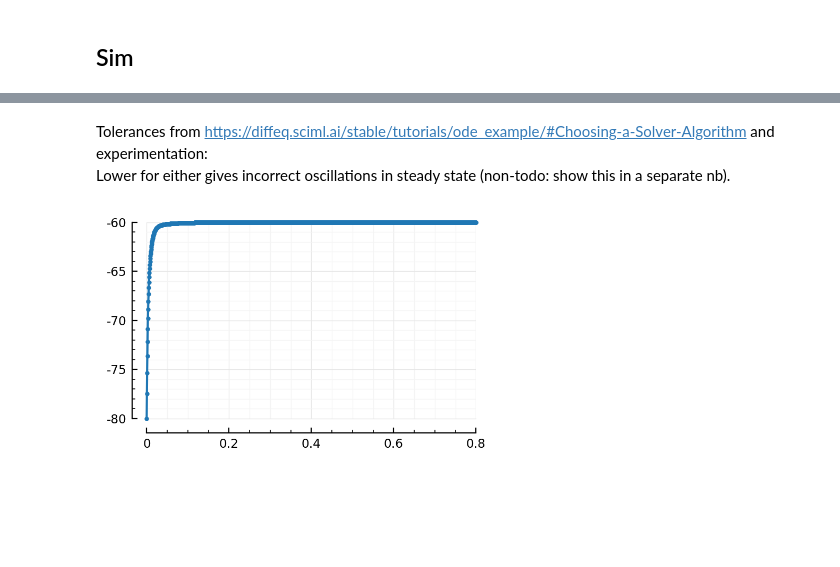
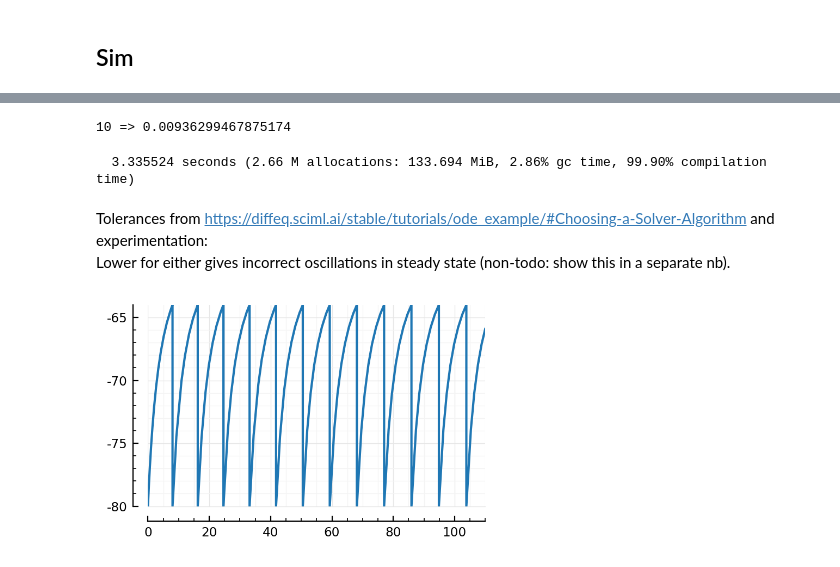
Before and after one commit to tfiers/phd, a Jupyter notebook: nb/2022-02-07__big_N_to_1.ipynb, the cells around one changed output, grey strips where cells are left out. Saved outputs shown, nothing was run; the diff lists cells and outputs as text; code cells hidden in the pictures; blank space fills up the shorter version.

Commit message:
thr_crossing ContinuousCallback

```diff
--- a/nb/2022-02-07__big_N_to_1.ipynb
+++ b/nb/2022-02-07__big_N_to_1.ipynb
@@ -138,47 +164,66 @@ Proof of concept of spike generation using a priority queue.
 # %%
-using DataStructures
-
 first_spiketimes = rand.(ISI_distributions)
 
 pq = PriorityQueue{Int, Float64}()
-for (input_neuron, t) in enumerate(first_spiketimes)
-    enqueue!(pq, input_neuron => t)
+for (neuron_ID, t) in enumerate(first_spiketimes)
+    enqueue!(pq, neuron_ID => t)
 end
 
-while t < sim_duration
-    input_neuron, t = dequeue_pair!(pq)  # earliest spike
-    new_ISI = rand(ISI_distributions[input_neuron])
-    enqueue!(pq, input_neuron => t + new_ISI)
-end
+next_spike_time, neuron_ID = dequeue_pair!(pq)
+
+# t = 0s
+# while t < sim_duration
+#     input_neuron, t = dequeue_pair!(pq)  # earliest spike
+#     new_ISI = rand(ISI_distributions[input_neuron])
+#     enqueue!(pq, input_neuron => t + new_ISI)
+# end
+# %% [output]
+10 => 0.00936299467875174
 # %%
 using OrdinaryDiffEq
 # %%
 function f(D, vars, params, _t)
+    @unpack v, u, g = vars
     @unpack C, k, b, v_r, v_t, v_peak, c, a, d = params
-    @unpack v, u, g = vars
-    Is = sum(g .* (v .- vs))
-    D.v = (k * (v - v_r) * (v - v_t) - u) / C
+    I_s = sum(g .* (v .- E))
+        # Membrane current is by convention positive if positive charges are flowing out of the cell.
+        # For v = -80 mV and v_s = 0 mV, we get negative I_s, i.e. charges flowing in ✔.
+    D.v = (k * (v - v_r) * (v - v_t) - u - I_s) / C
     D.u = a * (b * (v - v_r) - u)
     D.g = -g ./ τs
     return nothing
 end
 
+# distance_to_thr_crossing(vars, _t, integrator) = integrator.p.v_peak - vars.v
+distance_to_thr_crossing(vars, _t, integrator) = v0 - vars.v
+    # Function that is zero at desired event.
+
+function on_thr_crossing(integrator)
+    vars, params = integrator.u, integrator.p
+    vars.v = v0
+#     vars.v = params.c
+#     vars.u += params.d
+end
+
+cb = ContinuousCallback(distance_to_thr_crossing, on_thr_crossing)
+
 x0 = ComponentArray{Float64}(v = v0, u = u0, g = fill(g0, N_conn))  # Note eltype cast to float.
 prob = ODEProblem(f, x0, float(sim_duration), cortical_RS)  # Time must also be float.
-sol = solve(
+@time sol = solve(
     prob,
     Tsit5();          # The default solver. A Runge-Kutta method. Tsitouras 2011.
     dt = Δt,          # Size of first step.
-    adaptive = true,  # Take larger steps when output is steady
+    adaptive = true,  # Take larger steps when output is steady.
     reltol = 1e-8,    # default: 1e-2
     abstol = 1e-8,    # default: 1e-6
+    callback = cb,
 );
+# %% [output]
+  3.335524 seconds (2.66 M allocations: 133.694 MiB, 2.86% gc time, 99.90% compilation time)
 # %% [markdown]
 Tolerances from https://diffeq.sciml.ai/stable/tutorials/ode_example/#Choosing-a-Solver-Algorithm and experimentation:
 Lower for either gives incorrect oscillations in steady state (non-todo: show this in a separate nb).
-# %%
-t = 0ms:0.5ms:0.8s
-v = t -> sol(t).v / mV
-plot(t, v.(t), clip_on=false, marker=".", ms=4);
-# %% [output]
-[figure, removed]
+# %%
+plot(sol.t/ms, sol[1,:]/mV);
+# %% [output]
+[figure, added]
```
Also changed, not shown: parts of 17 cells of this notebook, 1 other file.
